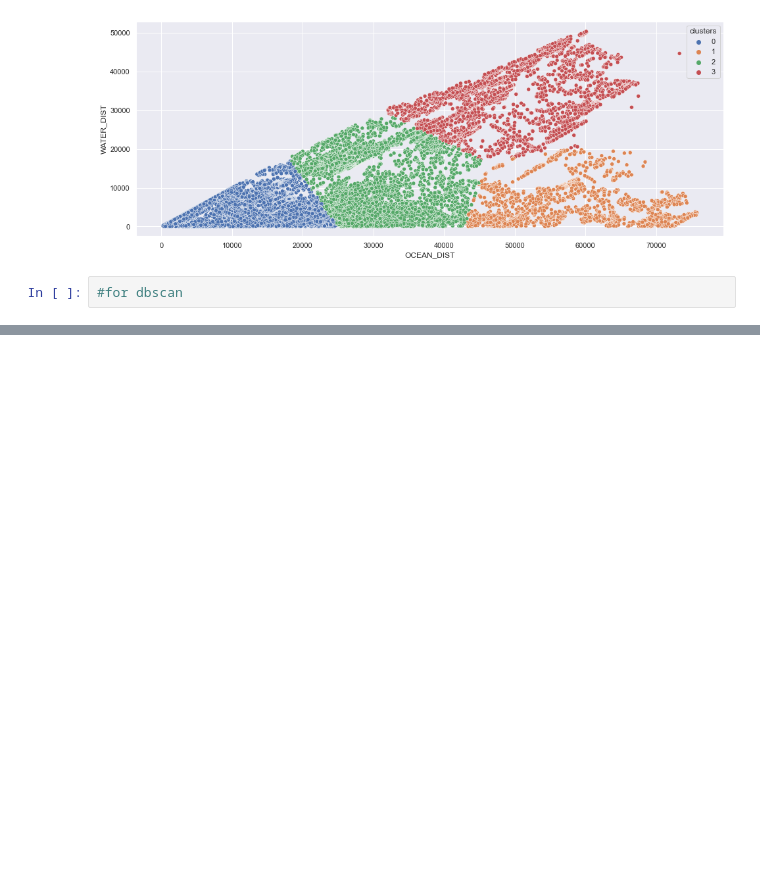
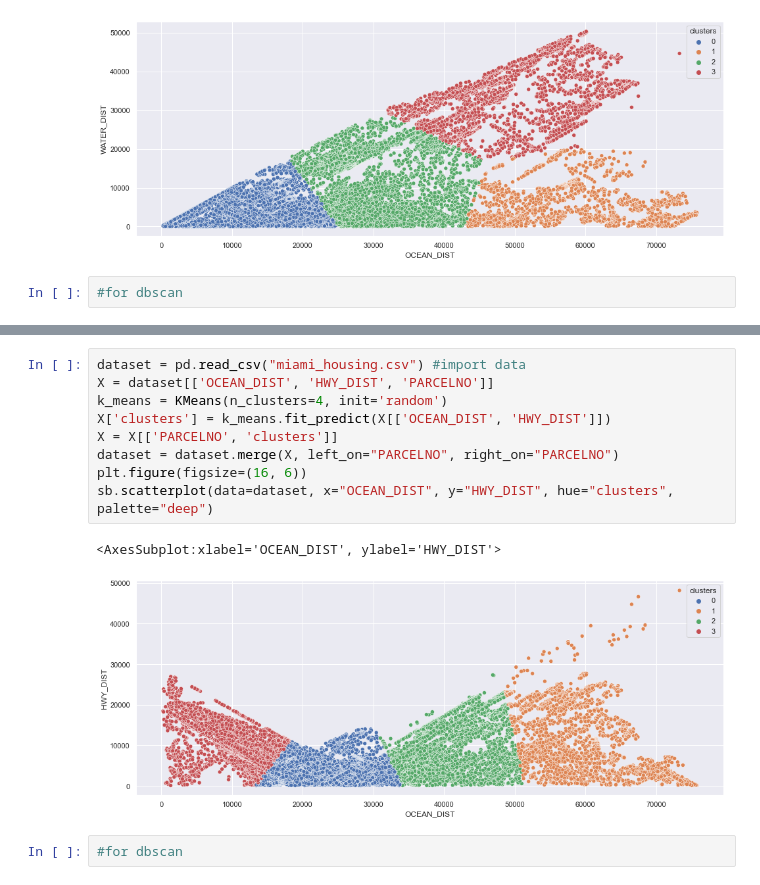
Before and after one commit to S-Samiksha/ClusteringAnalysis, a Jupyter notebook: Kmeans and Kmeans++.ipynb, the cells around one changed output, grey strips where cells are left out. Saved outputs shown, nothing was run; the diff lists cells and outputs as text; blank space fills up the shorter version.

```diff
--- a/Kmeans and Kmeans++.ipynb
+++ b/Kmeans and Kmeans++.ipynb
@@ -252,0 +258,14 @@ sb.scatterplot(data=dataset, x="LONGITUDE", y="LATITUDE", hue="clusters", palett
+# %%
+dataset = pd.read_csv("miami_housing.csv") #import data
+X = dataset[['OCEAN_DIST', 'HWY_DIST', 'PARCELNO']]
+k_means = KMeans(n_clusters=4, init='random')
+X['clusters'] = k_means.fit_predict(X[['OCEAN_DIST', 'HWY_DIST']])
+X = X[['PARCELNO', 'clusters']]
+dataset = dataset.merge(X, left_on="PARCELNO", right_on="PARCELNO")
+plt.figure(figsize=(16, 6))
+sb.scatterplot(data=dataset, x="OCEAN_DIST", y="HWY_DIST", hue="clusters", palette="deep")
+# %% [output]
+<AxesSubplot:xlabel='OCEAN_DIST', ylabel='HWY_DIST'>
+[figure, added]
+# %%
+#for dbscan
```
Also changed, not shown: parts of 2 cells of this notebook.
